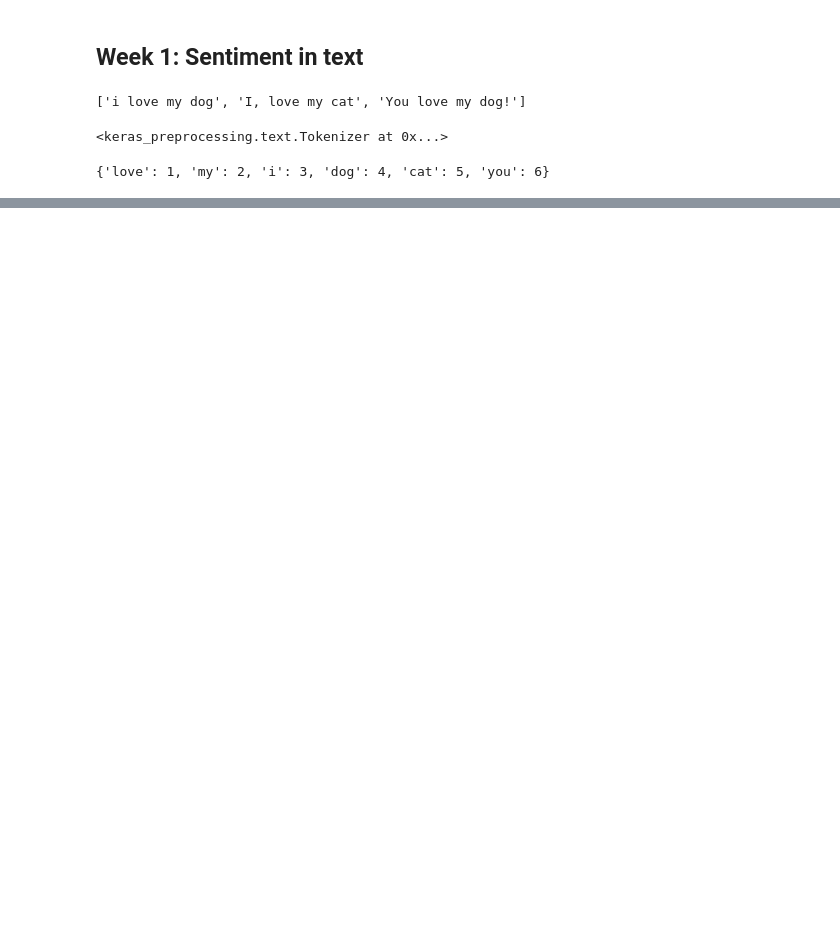
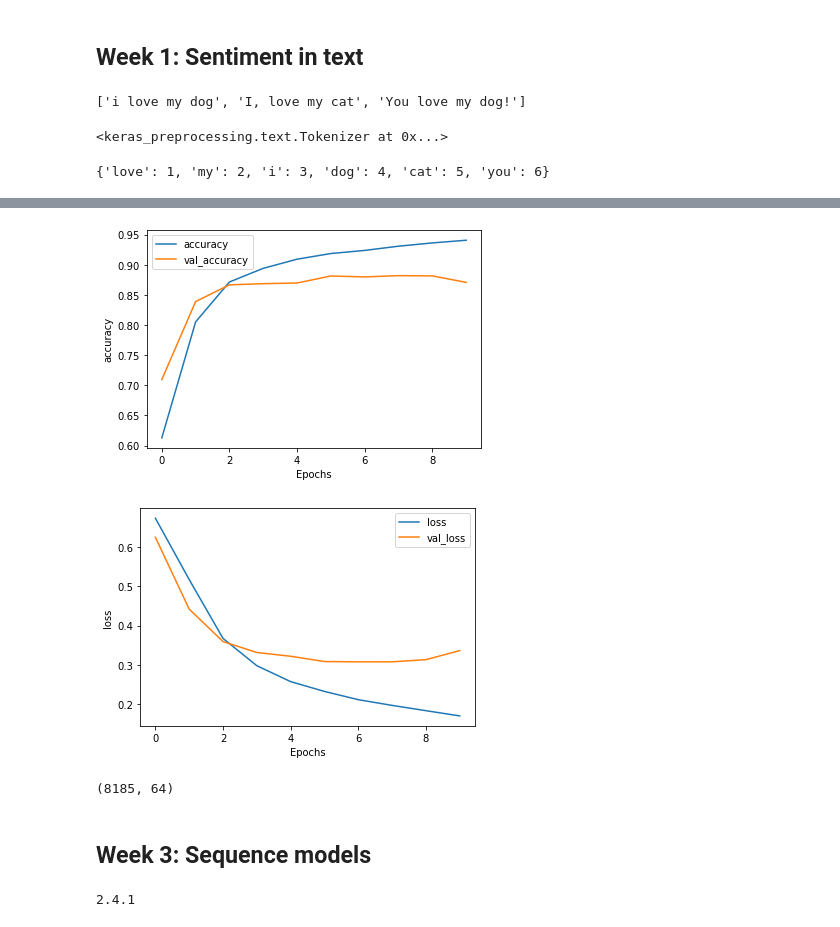
Before and after one commit to chenqingqing/python-enhancement, a Jupyter notebook: 3 - Natural Language Processing in TensorFlow.ipynb, the cells around one changed output, grey strips where cells are left out. Saved outputs shown, nothing was run; the diff lists cells and outputs as text; code cells hidden in the pictures; blank space fills up the shorter version.

```diff
--- a/3 - Natural Language Processing in TensorFlow.ipynb
+++ b/3 - Natural Language Processing in TensorFlow.ipynb
@@ -26,0 +391,3 @@ print(word_index)
+# %%
+tokenizer = info.features['text'].encoder
+print(tokenizer.subwords)
@@ -26,0 +422,16 @@ print(word_index)
+# %%
+BUFFER_SIZE = 10000
+BATCH_SIZE = 64
+
+train_dataset = train_data.shuffle(BUFFER_SIZE)
+train_dataset = train_dataset.padded_batch(BATCH_SIZE, tf.compat.v1.data.get_output_shapes(train_dataset))
+test_dataset = test_data.padded_batch(BATCH_SIZE, tf.compat.v1.data.get_output_shapes(test_data))
+# %%
+embedding_dim = 64
+model = tf.keras.Sequential([
+    tf.keras.layers.Embedding(tokenizer.vocab_size, embedding_dim),
+    tf.keras.layers.GlobalAveragePooling1D(),
+    tf.keras.layers.Dense(6, activation='relu'),
+    tf.keras.layers.Dense(1, activation='sigmoid')
+])
+model.summary()
@@ -26,0 +455,4 @@ print(word_index)
+# %%
+num_epoches = 10
+model.compile(loss='binary_crossentropy', optimizer='adam', metrics=['accuracy'])
+history = model.fit(train_dataset, epochs=num_epoches, validation_data=test_dataset)
@@ -26,0 +480,16 @@ print(word_index)
+# %%
+import matplotlib.pyplot as plt
+
+def plot_graphs(history, string):
+    plt.plot(history.history[string])
+    plt.plot(history.history['val_'+string])
+    plt.xlabel('Epochs')
+    plt.ylabel(string)
+    plt.legend([string, 'val_'+string])
+    plt.show()
+
+plot_graphs(history, 'accuracy')
+plot_graphs(history, 'loss')
+# %% [output]
+[figure, added]
+[figure, added]
@@ -26,0 +500,25 @@ print(word_index)
+# %%
+import io
+
+out_v = io.open('data/vecs_3.tsv', 'w', encoding='utf-8')
+out_m = io.open('data/meta_3.tsv', 'w', encoding='utf-8')
+for word_num in range(1, tokenizer.vocab_size):
+  word = tokenizer.decode([word_num])
+  embeddings = weights[word_num]
+  out_m.write(word + "\n")
+  out_v.write('\t'.join([str(x) for x in embeddings]) + "\n")
+out_v.close()
+out_m.close()
+# %% [output]
+(8185, 64)
+# %% [markdown]
+## Week 3: Sequence models
+# %%
+# IMDB Subwords 8K with Single Layer LSTM
+from __future__ import absolute_import, division, print_function, unicode_literals
+
+import tensorflow_datasets as tfds
+import tensorflow as tf
+print(tf.__version__)
+# %% [output]
+2.4.1
```
Also changed, not shown: parts of 117 cells of this notebook, 1 other file.
